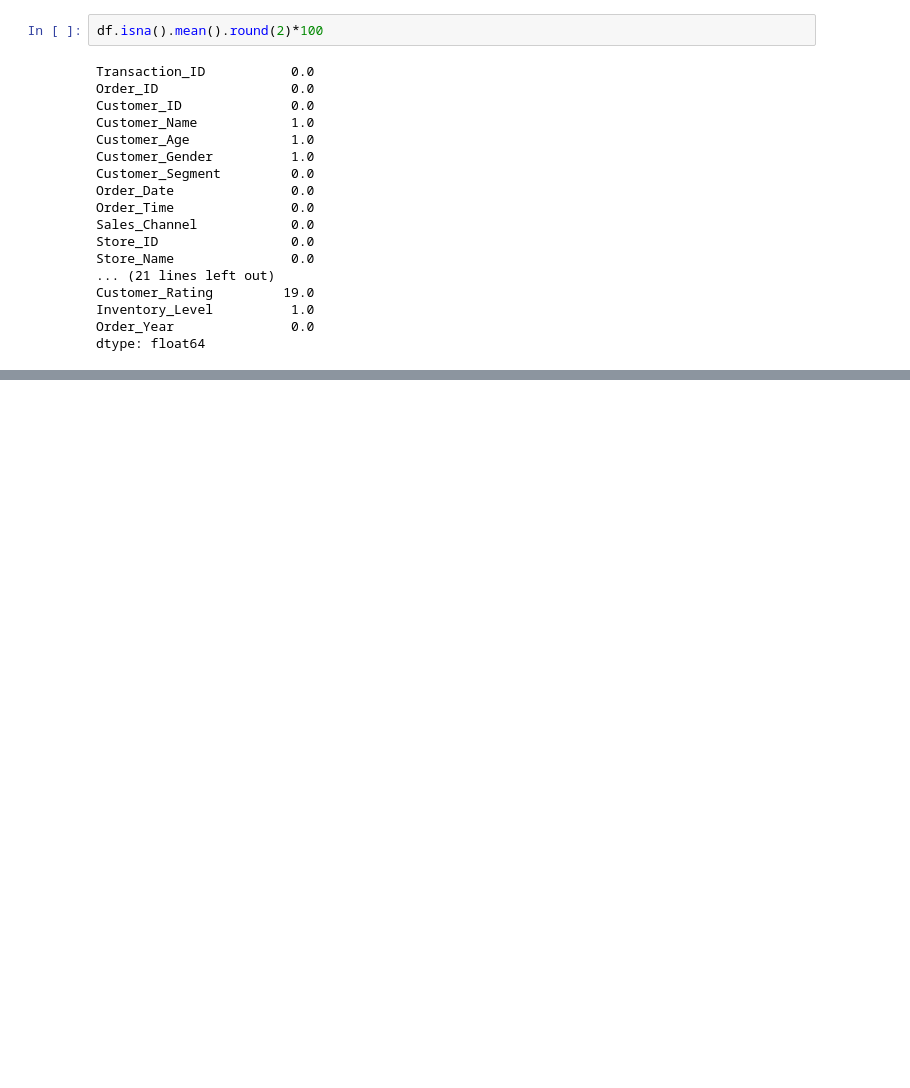
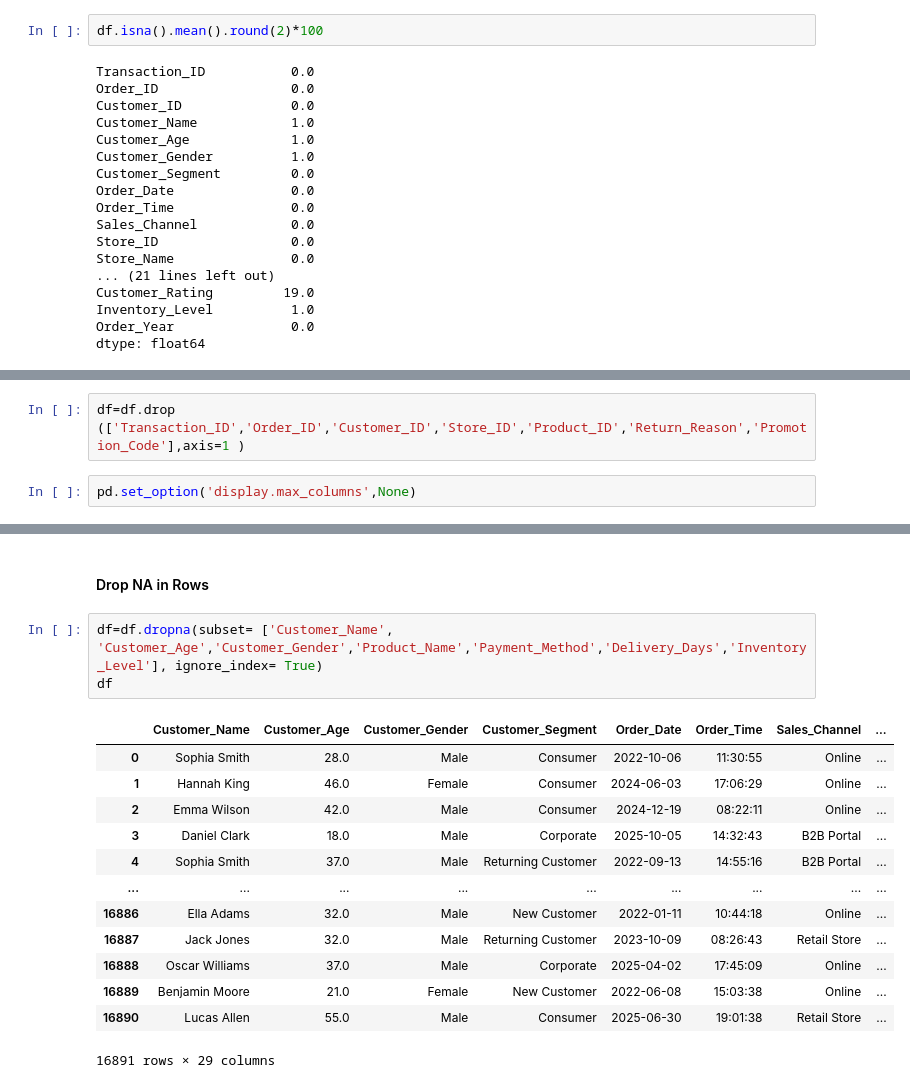
Before and after one commit to ahmesho0-commits/Retail-Project, a Jupyter notebook: Retail_Project.ipynb, the cells around one changed output, grey strips where cells are left out. Cells and saved outputs as stored; diff of their text form; blank space fills up the shorter version.

```diff
--- a/Retail_Project.ipynb
+++ b/Retail_Project.ipynb
@@ -242,0 +263,4 @@ dtype: float64
+# %%
+df=df.drop (['Transaction_ID','Order_ID','Customer_ID','Store_ID','Product_ID','Return_Reason','Promotion_Code'],axis=1 )
+# %%
+pd.set_option('display.max_columns',None)
@@ -242,0 +307,19 @@ dtype: float64
+# %% [markdown]
+#### Drop NA in Rows
+# %%
+df=df.dropna(subset= ['Customer_Name', 'Customer_Age','Customer_Gender','Product_Name','Payment_Method','Delivery_Days','Inventory_Level'], ignore_index= True)
+df
+# %% [output]
+|  | Customer_Name | Customer_Age | Customer_Gender | Customer_Segment | Order_Date | Order_Time | Sales_Channel | ... |
+| 0 | Sophia Smith | 28.0 | Male | Consumer | 2022-10-06 | 11:30:55 | Online | ... |
+| 1 | Hannah King | 46.0 | Female | Consumer | 2024-06-03 | 17:06:29 | Online | ... |
+| 2 | Emma Wilson | 42.0 | Male | Consumer | 2024-12-19 | 08:22:11 | Online | ... |
+| 3 | Daniel Clark | 18.0 | Male | Corporate | 2025-10-05 | 14:32:43 | B2B Portal | ... |
+| 4 | Sophia Smith | 37.0 | Male | Returning Customer | 2022-09-13 | 14:55:16 | B2B Portal | ... |
+| ... | ... | ... | ... | ... | ... | ... | ... | ... |
+| 16886 | Ella Adams | 32.0 | Male | New Customer | 2022-01-11 | 10:44:18 | Online | ... |
+| 16887 | Jack Jones | 32.0 | Male | Returning Customer | 2023-10-09 | 08:26:43 | Retail Store | ... |
+| 16888 | Oscar Williams | 37.0 | Male | Corporate | 2025-04-02 | 17:45:09 | Online | ... |
+| 16889 | Benjamin Moore | 21.0 | Female | New Customer | 2022-06-08 | 15:03:38 | Online | ... |
+| 16890 | Lucas Allen | 55.0 | Male | Consumer | 2025-06-30 | 19:01:38 | Retail Store | ... |
+16891 rows × 29 columns
```
Also changed, not shown: parts of 11 cells of this notebook, 1 other file.
